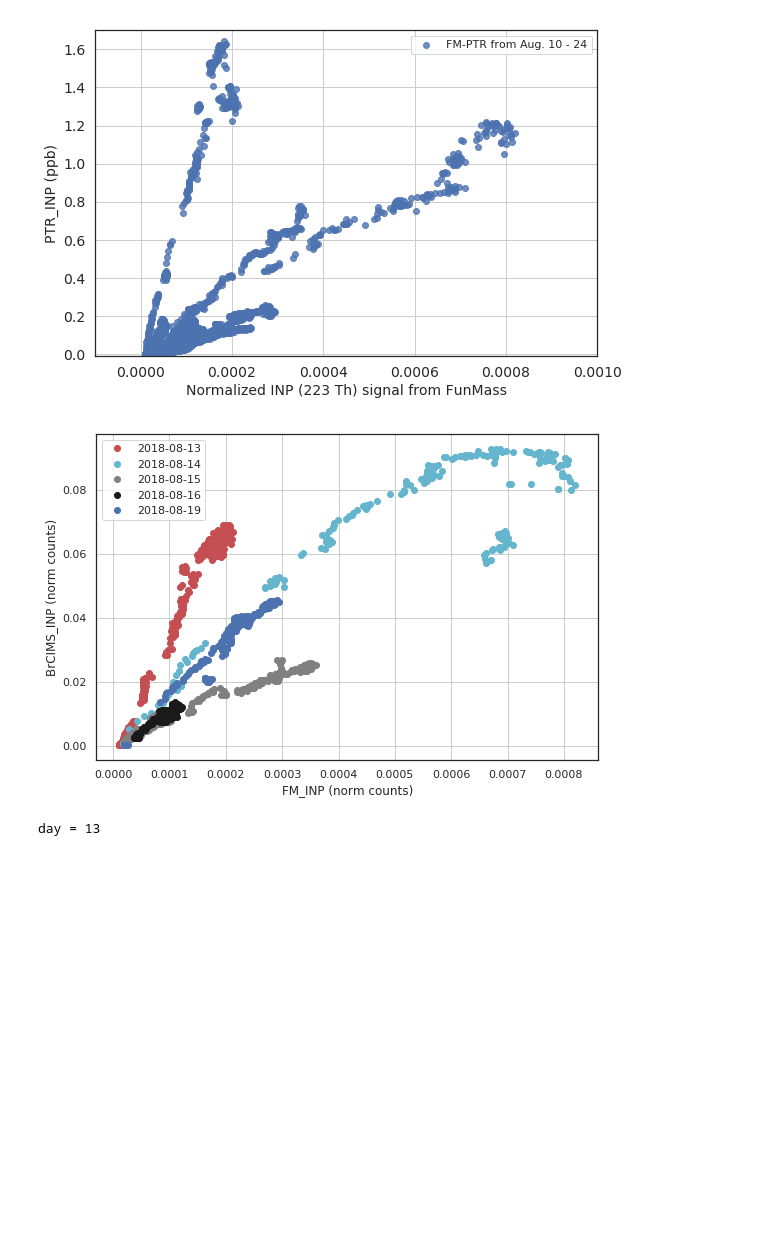
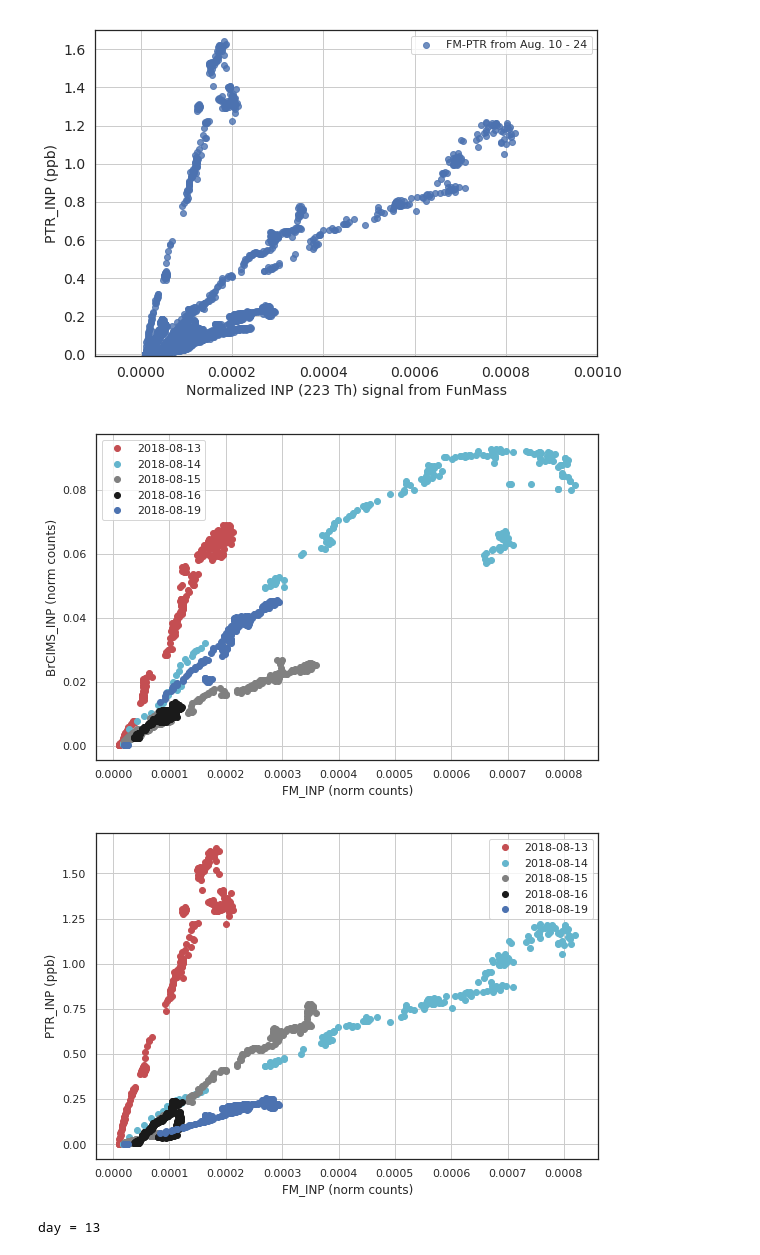
Before and after one commit to cnliyun823/pythonnew, a Jupyter notebook: INP-measurments.ipynb, the cells around one changed output. Saved outputs shown, nothing was run; the diff lists cells and outputs as text; code cells hidden in the pictures; blank space fills up the shorter version.

```diff
--- a/INP-measurments.ipynb
+++ b/INP-measurments.ipynb
@@ -72,18 +72,33 @@ See the caveats in the documentation: http://pandas.pydata.org/pandas-docs/stabl
 # %%
 days = [13, 14, 15, 16, 19]
 colors = ['r', 'c', 'grey', 'k', 'b']
 sns.set(style='white')
 fig, ax = plt.subplots(figsize=(9,6))
 for i, day in enumerate(days):
     humid = dt[dt['days']==day]
     plt.plot(humid['FM_INP (norm counts)'], humid['BrCIMS_INP (norm counts)'], marker='o', lw=0, c=colors[i], label='2018-08-'+str(day))
 ax.set_xlabel('FM_INP (norm counts)')
 ax.set_ylabel('BrCIMS_INP (norm counts)')
 plt.legend()
 plt.grid()
 plt.show()
+
+
+days = [13, 14, 15, 16, 19]
+colors = ['r', 'c', 'grey', 'k', 'b']
+sns.set(style='white')
+fig, ax = plt.subplots(figsize=(9,6))
+for i, day in enumerate(days):
+    humid = dt[dt['days']==day]
+    plt.plot(humid['FM_INP (norm counts)'], humid['PTR_INP (ppb)'], marker='o', lw=0, c=colors[i], label='2018-08-'+str(day))
+ax.set_xlabel('FM_INP (norm counts)')
+ax.set_ylabel('PTR_INP (ppb)')
+plt.legend()
+plt.grid()
+plt.show()
 # %% [output]
 [figure]
+[figure, added]
 # %%
 humid = dt[dt['days'] == int(raw_input('day = '))]
 
```
